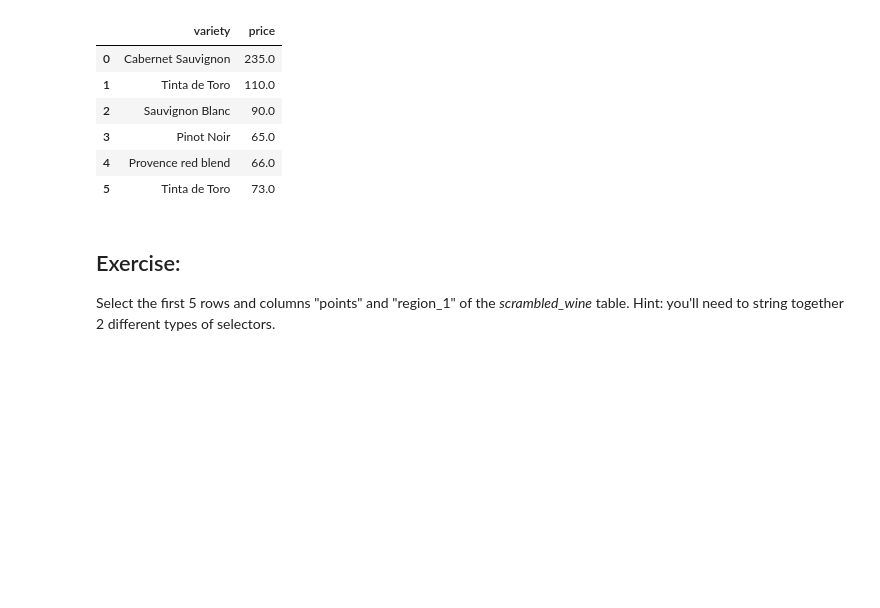
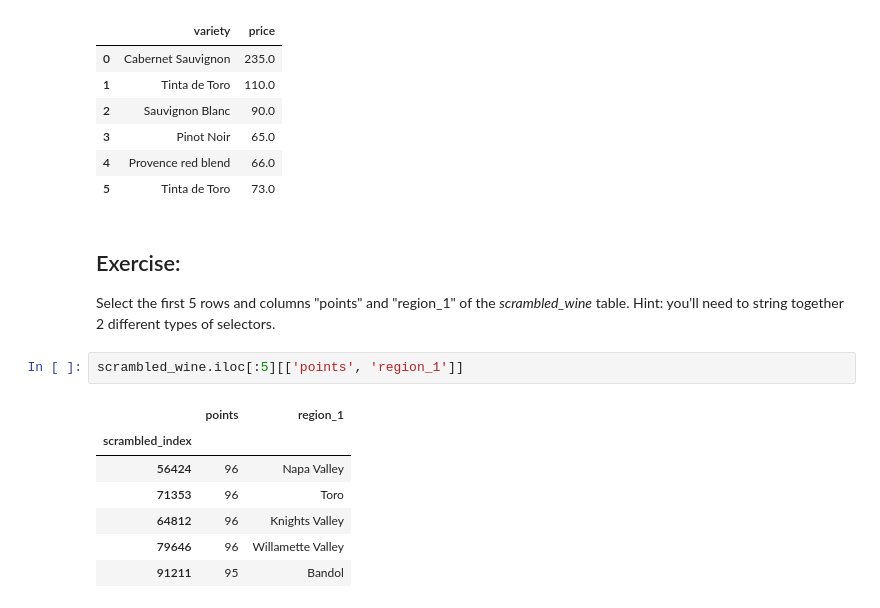
Before and after one commit to rachelkberryman/DSR_Pandas, a Jupyter notebook: 1. Intro to Pandas.ipynb, the cells around one changed output. Drawn from its saved outputs; the diff is of its cells as text; blank space fills up the shorter version.

```diff
--- a/1. Intro to Pandas.ipynb
+++ b/1. Intro to Pandas.ipynb
@@ -254,3 +270,13 @@ wine.loc[:5,['variety', 'price']]
 ## Exercise:
 Select the first 5 rows and columns "points" and "region_1" of the *scrambled_wine* table.
 Hint: you'll need to string together 2 different types of selectors.
+# %%
+scrambled_wine.iloc[:5][['points', 'region_1']]
+# %% [output]
+|  | points | region_1 |
+| scrambled_index |  |  |
+| 56424 | 96 | Napa Valley |
+| 71353 | 96 | Toro |
+| 64812 | 96 | Knights Valley |
+| 79646 | 96 | Willamette Valley |
+| 91211 | 95 | Bandol |
```
Also changed, not shown: parts of 9 cells of this notebook, 6 other files.
